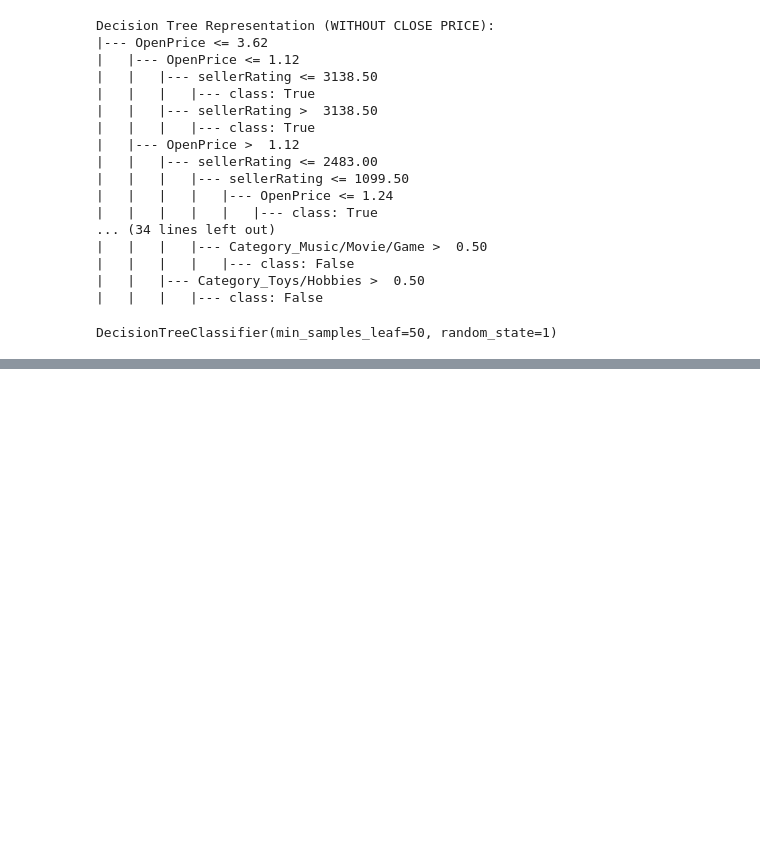
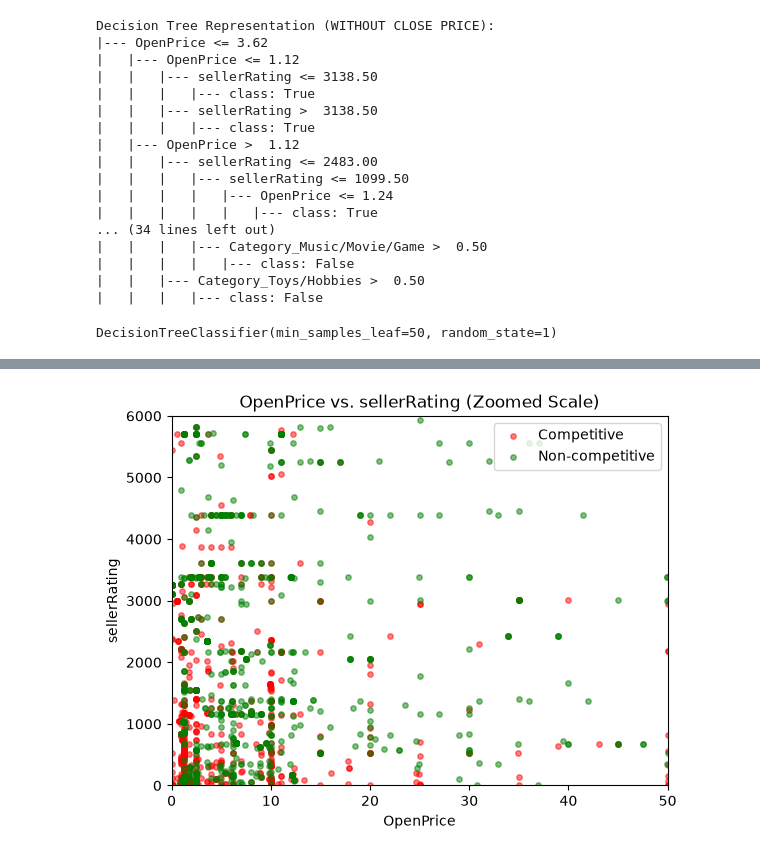
Before and after one commit to nico-contreras/RSM8413-eBayAuctions-Team8, a Jupyter notebook: groupCase2.ipynb, the cells around one changed output, grey strips where cells are left out. Cells and saved outputs as stored; diff of their text form; code cells hidden in the pictures; blank space fills up the shorter version.

```diff
--- a/groupCase2.ipynb
+++ b/groupCase2.ipynb
@@ -349,0 +456,25 @@ Actual   0   1
+# %%
+# Zoom in on the area where most auctions are concentrated
+# to better visualize the distribution.
+plt.scatter(competitive['OpenPrice'],
+            competitive['sellerRating'],
+            color = 'red', label = 'Competitive',
+            s = 15, alpha = 0.5)
+
+plt.scatter(non_competitive['OpenPrice'],
+            non_competitive['sellerRating'],
+            color = 'green', label = 'Non-competitive',
+            s = 15, alpha = 0.5)
+
+plt.xlabel('OpenPrice')
+plt.ylabel('sellerRating')
+plt.title('OpenPrice vs. sellerRating (Zoomed Scale)')
+plt.legend()
+
+# Adjust the axis limits for a closer look
+plt.xlim(0, 50)
+plt.ylim(0, 6000)
+
+plt.show()
+# %% [output]
+[figure, added]
```
Also changed, not shown: parts of 21 cells of this notebook.
